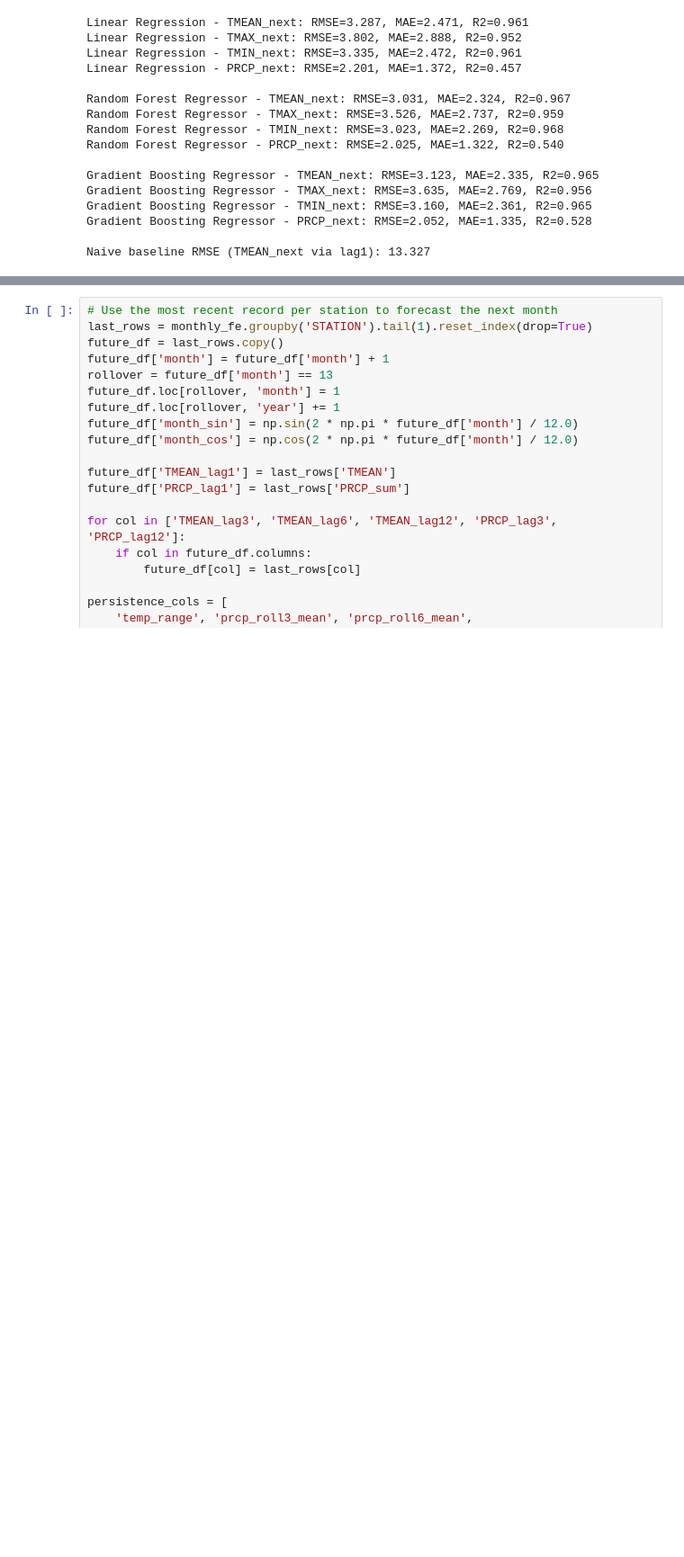
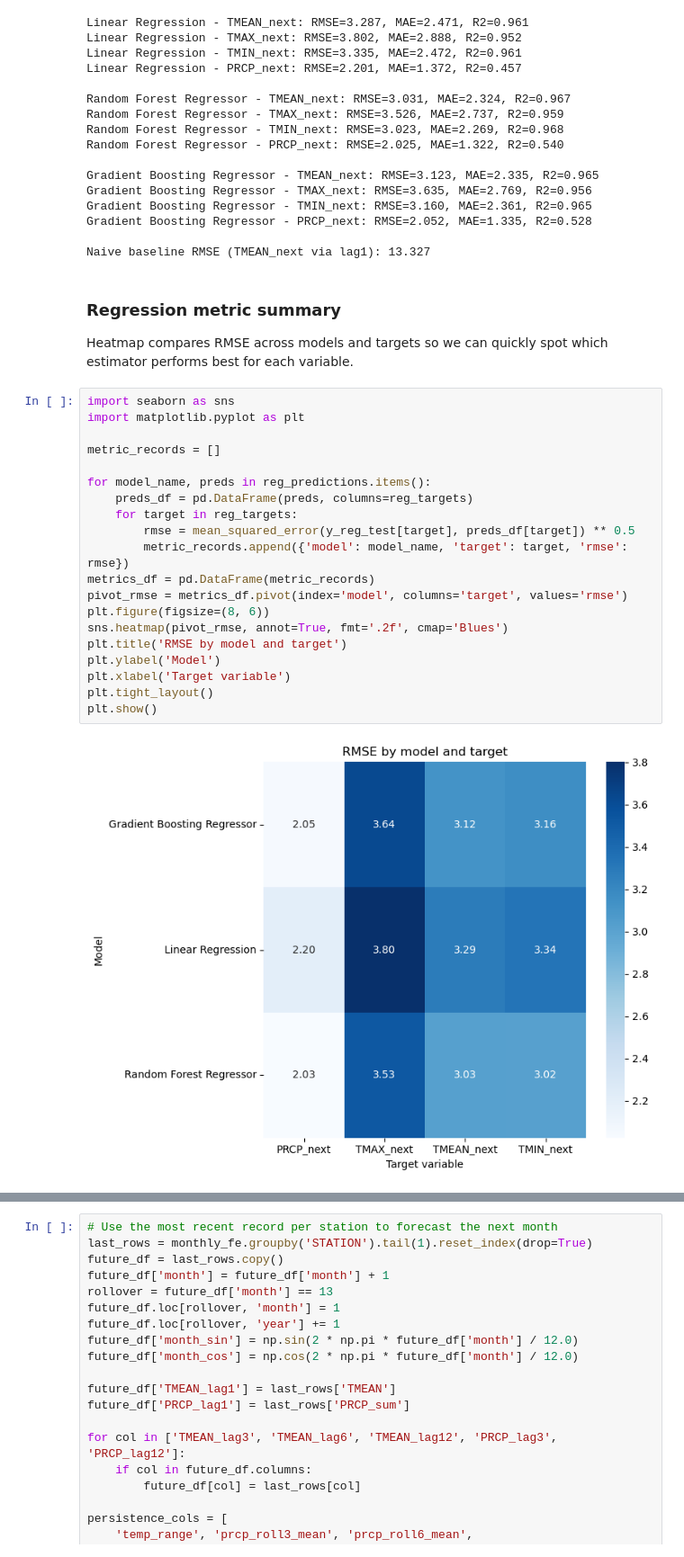
Before and after one commit to hailing24/5500-final-project, a Jupyter notebook: notebooks/modeling.ipynb, the cells around one changed output, grey strips where cells are left out. Shown: that part at 90% size. Saved outputs shown, nothing was run; the diff lists cells and outputs as text; blank space fills up the shorter version.

```diff
--- a/notebooks/modeling.ipynb
+++ b/notebooks/modeling.ipynb
@@ -305,5 +305,31 @@ Gradient Boosting Regressor - TMIN_next: RMSE=3.160, MAE=2.361, R2=0.965
 Gradient Boosting Regressor - PRCP_next: RMSE=2.052, MAE=1.335, R2=0.528
 
 Naive baseline RMSE (TMEAN_next via lag1): 13.327
+# %% [markdown]
+### Regression metric summary
+
+Heatmap compares RMSE across models and targets so we can quickly spot which estimator performs best for each variable.
+# %%
+import seaborn as sns
+import matplotlib.pyplot as plt
+
+metric_records = []
+
+for model_name, preds in reg_predictions.items():
+    preds_df = pd.DataFrame(preds, columns=reg_targets)
+    for target in reg_targets:
+        rmse = mean_squared_error(y_reg_test[target], preds_df[target]) ** 0.5
+        metric_records.append({'model': model_name, 'target': target, 'rmse': rmse})
+metrics_df = pd.DataFrame(metric_records)
+pivot_rmse = metrics_df.pivot(index='model', columns='target', values='rmse')
+plt.figure(figsize=(8, 6))
+sns.heatmap(pivot_rmse, annot=True, fmt='.2f', cmap='Blues')
+plt.title('RMSE by model and target')
+plt.ylabel('Model')
+plt.xlabel('Target variable')
+plt.tight_layout()
+plt.show()
+# %% [output]
+[figure, added]
 # %% [markdown]
 ### One-month-ahead forecast
```
Also changed, not shown: parts of 19 cells of this notebook, 33 other files.
